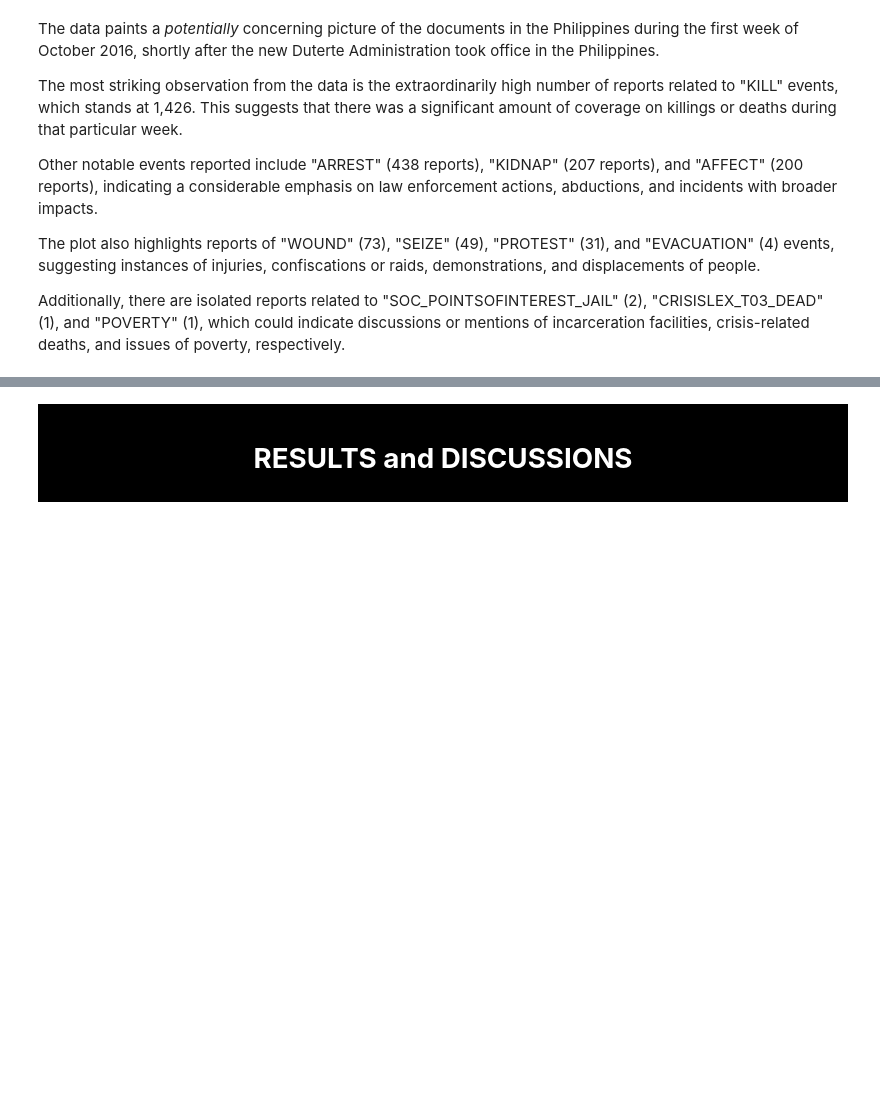
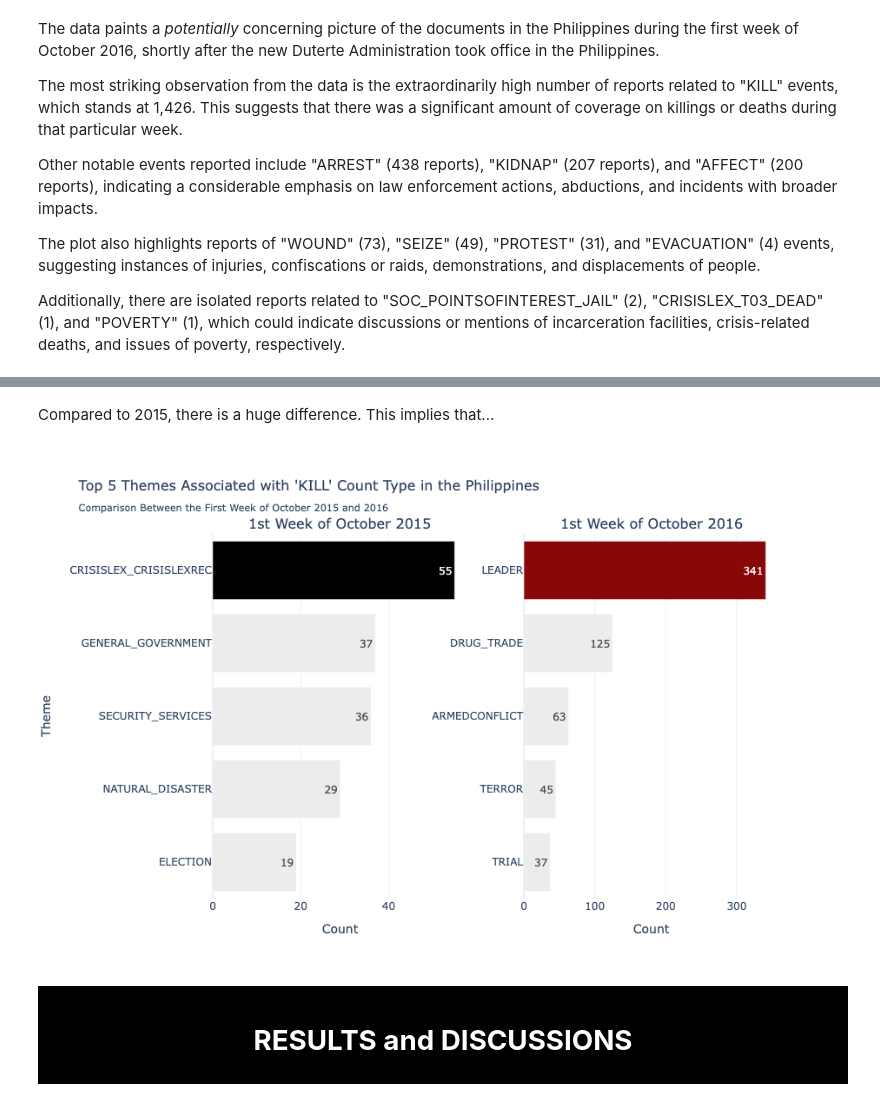
Before and after one commit to jdssoliman/bdcc_lab, a Jupyter notebook: nb_draft.ipynb, the cells around one changed output, grey strips where cells are left out. Drawn from its saved outputs; the diff is of its cells as text; code cells hidden in the pictures; blank space fills up the shorter version.

```diff
--- a/nb_draft.ipynb
+++ b/nb_draft.ipynb
@@ -339,3 +524,83 @@ fig.show()
+# %% [markdown]
+Compared to 2015, there is a huge difference. This implies that...
+# %%
+result_2015 = (df_ph_2015
+               .filter((F.col('CountType') == 'KILL') &
+                       (F.col('Country') == 'Philippines') &
+                       (~F.col('Themes_Single').startswith('TAX')) &
+                       (F.col('Themes_Single') != 'KILL')
+                      )
+               .groupBy('Themes_Single')
+               .count()
+               .orderBy('count', ascending=False)
+               .limit(5)
+               .toPandas()
+              )
+result_2015.sort_values(by='count', ascending=False, inplace=True)
+# %%
+# Sorting and extracting the maximum count for 2015
+result_asc_2015 = result_2015.sort_values(by="count", ascending=True)
+max_count_2015 = result_asc_2015["count"].max()
+colors_2015 = ["#ECECEC" if count != max_count_2015 else '#000000'
+               for count in result_asc_2015["count"]]
+
+# Sorting and extracting the maximum count for 2016
+result_asc_2016 = result.sort_values(by="count", ascending=True)
+max_count_2016 = result_asc_2016["count"].max()
+colors_2016 = ["#ECECEC" if count != max_count_2016 else '#880808'
+               for count in result_asc_2016["count"]]
+
+# Creating a subplot with two plots side by side
+fig = make_subplots(rows=1, cols=2,
+                    subplot_titles=("1st Week of October 2015",
+                                    "1st Week of October 2016"))
+
+# Adding the 2015 bar chart to the first subplot
+fig.add_trace(
+    go.Bar(
+        y=result_asc_2015["Themes_Single"],
+        x=result_asc_2015["count"],
+        marker=dict(color=colors_2015),
+        text=result_asc_2015["count"],
+        orientation='h',
+        showlegend=False
+    ),
+    row=1, col=1
+)
+
+# Adding the 2016 bar chart to the second subplot
+fig.add_trace(
+    go.Bar(
+        y=result_asc_2016["Themes_Single"],
+        x=result_asc_2016["count"],
+        marker=dict(color=colors_2016),
+        text=result_asc_2016["count"],
+        orientation='h',
+        showlegend=False
+    ),
+    row=1, col=2
+)
+
+# Updating layout properties for both subplots
+fig.update_layout(
+    title="Top 5 Themes Associated with 'KILL' Count Type in the Philippines<br>"
+        "<sub>Comparison Between the First Week of October 2015 and 2016</sub>",
+    title_font_size=16,
+    xaxis_title="Count",
+    yaxis_title="Theme",
+    width=1000,
+    height=600,
+    template="plotly_white"
+)
+
+# Adjusting the subplot titles
+fig.update_xaxes(title_text="Count", row=1, col=1)
+fig.update_xaxes(title_text="Count", row=1, col=2)
+
+# Display the combined plot
+fig.show()
+# %% [output]
+[figure, added]
 # %% [markdown]
 <div style="background-color:#000000 ; padding: 10px 0;">
     <center><h1 style="color: white; font-weight:bold">RESULTS and DISCUSSIONS</h1></center>
```
Also changed, not shown: parts of 18 cells of this notebook, 1 other file.
